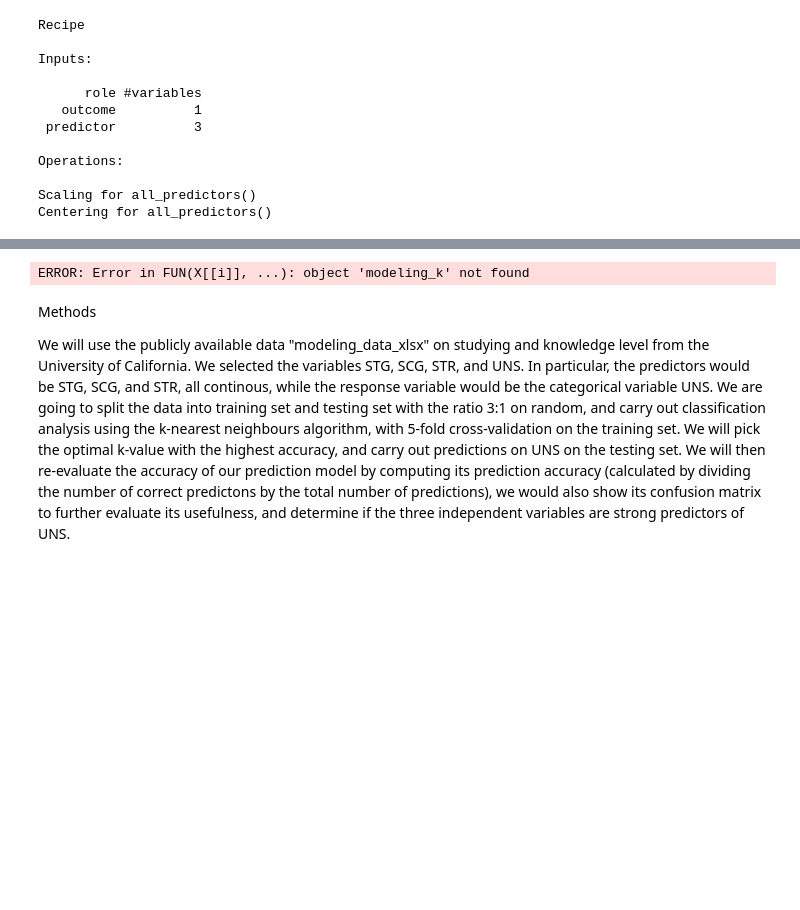
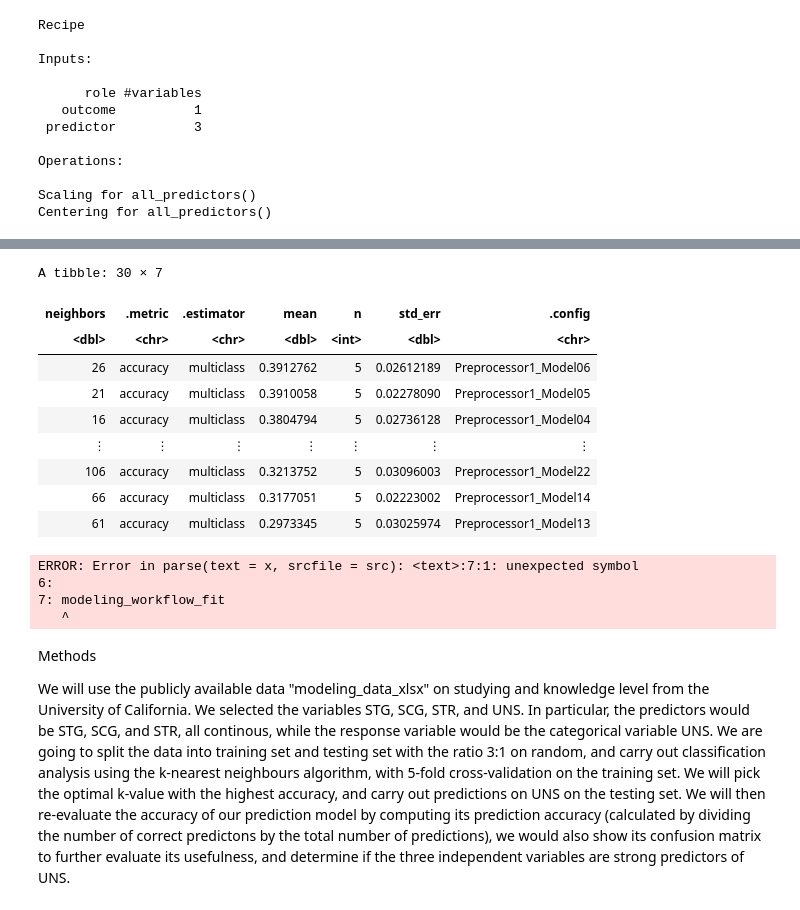
Before and after one commit to Anson-Chan-HK/DSCI-100-2023S1-4-PROJECT, a Jupyter notebook: proposal_project.ipynb, the cells around one changed output, grey strips where cells are left out. Cells and saved outputs as stored; diff of their text form; code cells hidden in the pictures; blank space fills up the shorter version.

```diff
--- a/proposal_project.ipynb
+++ b/proposal_project.ipynb
@@ -203,20 +244,34 @@ modeling_workflow
 # %%
 accuracies <- modeling_workflow |>
-        filter(.metric == "accuracy")
+        filter(.metric == "accuracy")|>
+        arrange(desc(mean))
 
 accuracies
+# %% [output]
+A tibble: 30 × 7
+| neighbors | .metric | .estimator | mean | n | std_err | .config |
+| <dbl> | <chr> | <chr> | <dbl> | <int> | <dbl> | <chr> |
+| 26 | accuracy | multiclass | 0.3912762 | 5 | 0.02612189 | Preprocessor1_Model06 |
+| 21 | accuracy | multiclass | 0.3910058 | 5 | 0.02278090 | Preprocessor1_Model05 |
+| 16 | accuracy | multiclass | 0.3804794 | 5 | 0.02736128 | Preprocessor1_Model04 |
+| ⋮ | ⋮ | ⋮ | ⋮ | ⋮ | ⋮ | ⋮ |
+| 106 | accuracy | multiclass | 0.3213752 | 5 | 0.03096003 | Preprocessor1_Model22 |
+| 66 | accuracy | multiclass | 0.3177051 | 5 | 0.02223002 | Preprocessor1_Model14 |
+| 61 | accuracy | multiclass | 0.2973345 | 5 | 0.03025974 | Preprocessor1_Model13 |
 # %%
 #Choose the optimal K to run the full analyis on test
-modeling_spec_2 <- nearest_neighbor(weight_func = "rectangular", neighbors = modeling_k) |>
+
+modeling_spec_2 <- nearest_neighbor(weight_func = "rectangular", neighbors = 26 |>
         set_engine("kknn") |>
         set_mode("classification")
 
-modeling_workflow_fit <- workflow() |>
-add_recipe(modeling_recipe) |>
-add_model(modeling_spec_2) |>
-fit(data = modeling_training)
-
-modeling_workflow_fit
+modeling_workflow_fit <- workflow()|>
+        add_recipe(modeling_recipe) |>
+        add_model(modeling_spec_2) |>
+        fit(data = modeling_training)
 # %% [output]
-ERROR: Error in FUN(X[[i]], ...): object 'modeling_k' not found
+ERROR: Error in parse(text = x, srcfile = src): <text>:7:1: unexpected symbol
+6:
+7: modeling_workflow_fit
+   ^
 # %%
```
Also changed, not shown: parts of 14 cells of this notebook.
